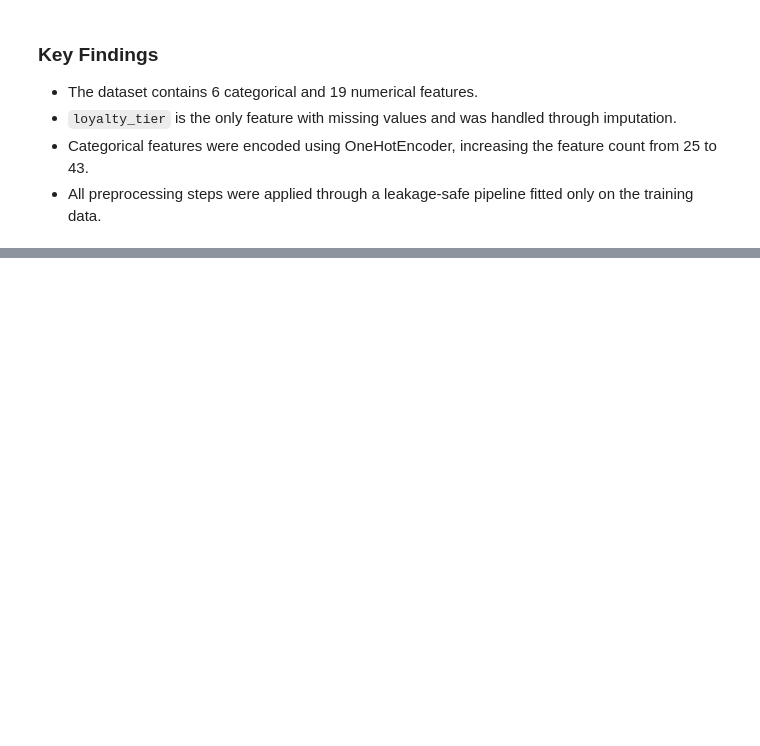
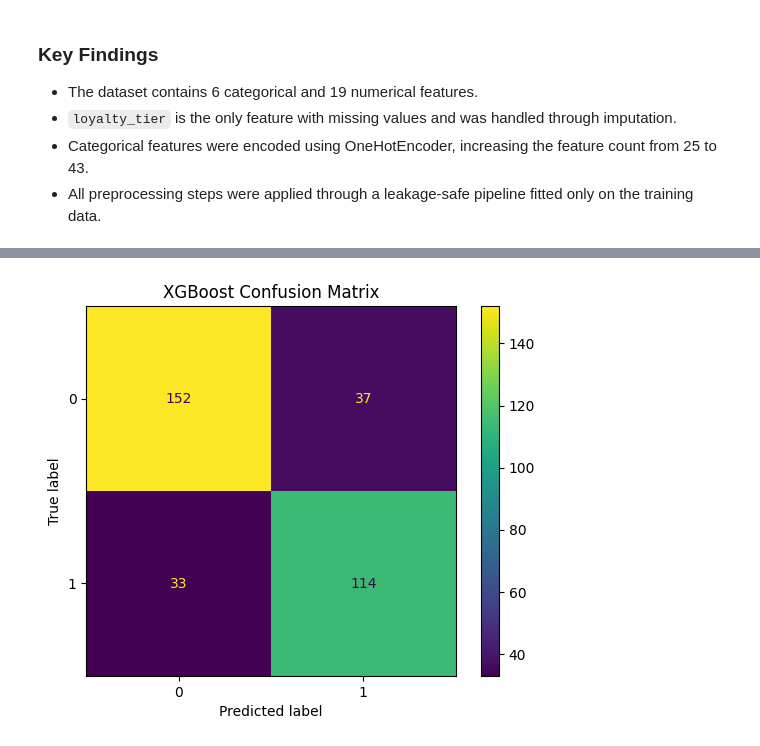
Before and after one commit to Deepika825325/part3-churn-prediction-model-card, a Jupyter notebook: churn_model.ipynb, the cells around one changed output, grey strips where cells are left out. Drawn from its saved outputs; the diff is of its cells as text; code cells hidden in the pictures; blank space fills up the shorter version.

```diff
--- a/churn_model.ipynb
+++ b/churn_model.ipynb
@@ -1142,0 +1637,5 @@ The validation and test datasets were transformed using the fitted pipeline, ens
+# %%
+xgb_pipeline.fit(
+    X_train,
+    y_train
+)
@@ -1142,0 +1660,8 @@ The validation and test datasets were transformed using the fitted pipeline, ens
+# %%
+y_val_pred_xgb = xgb_pipeline.predict(
+    X_val
+)
+
+y_val_prob_xgb = xgb_pipeline.predict_proba(
+    X_val
+)[:,1]
@@ -1142,0 +1729,19 @@ The validation and test datasets were transformed using the fitted pipeline, ens
+# %%
+ConfusionMatrixDisplay.from_predictions(
+    y_val,
+    y_val_pred_xgb
+)
+
+plt.title(
+    "XGBoost Confusion Matrix"
+)
+
+plt.savefig(
+    "outputs/xgboost_confusion_matrix.png",
+    dpi=300,
+    bbox_inches="tight"
+)
+
+plt.show()
+# %% [output]
+[figure, added]
```
Also changed, not shown: parts of 107 cells of this notebook, 17 other files.
